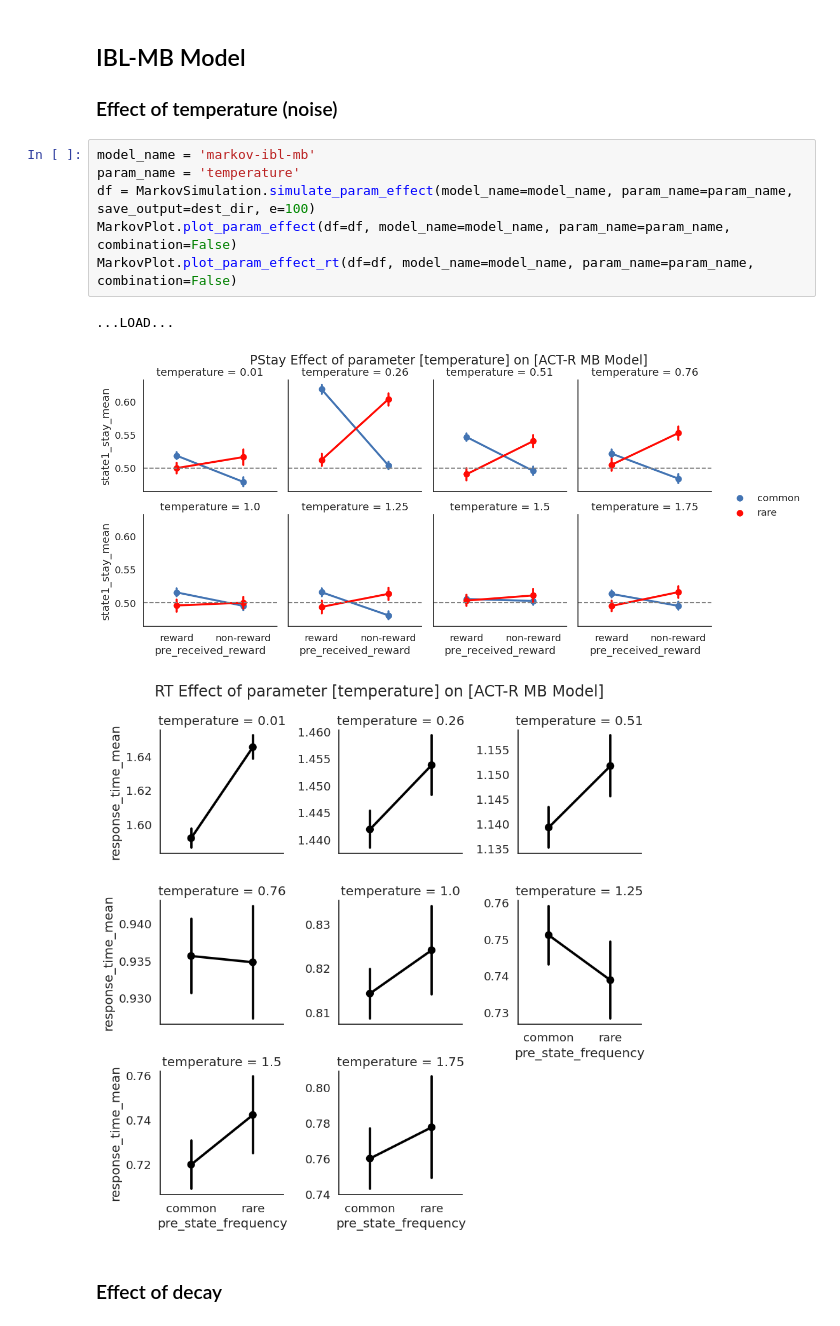
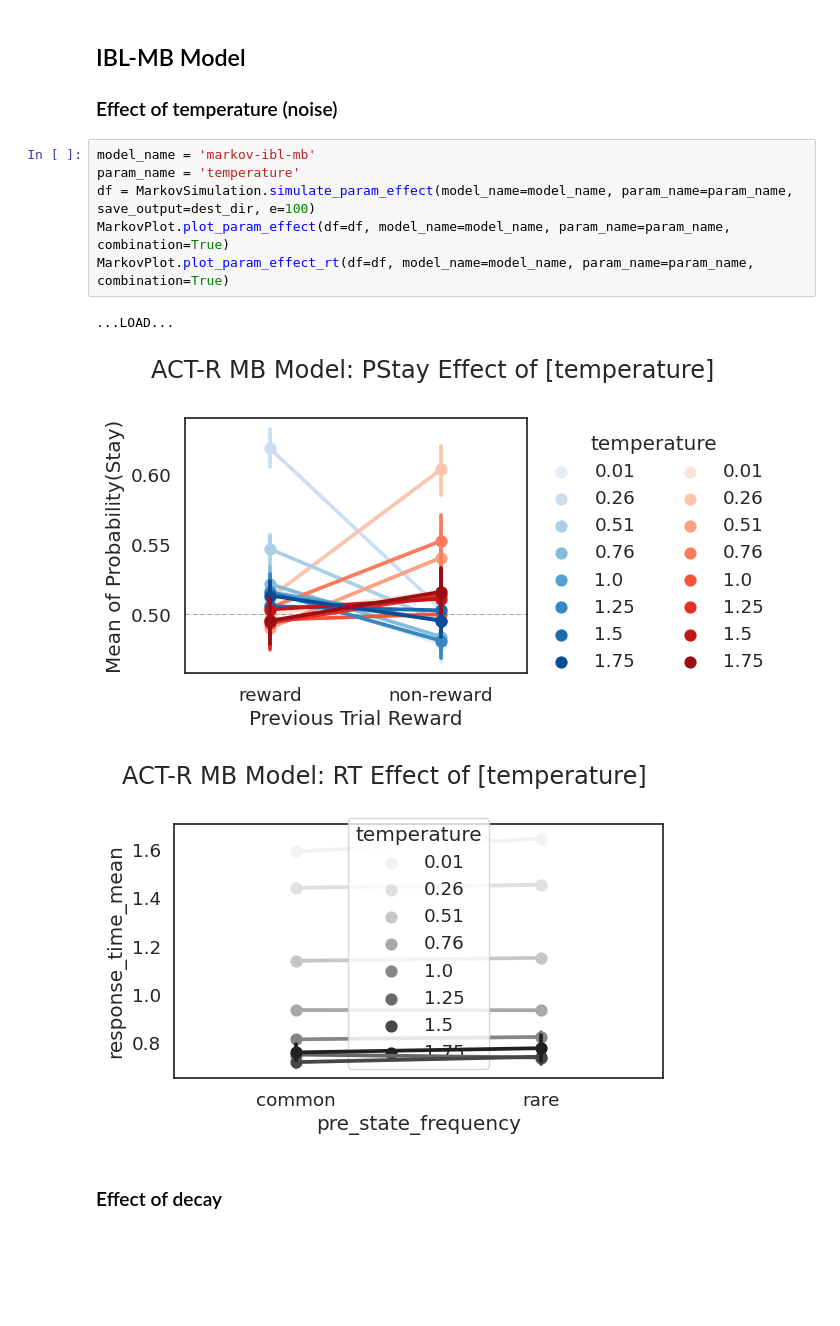
Before and after one commit to yangyuxue2333/ACTR-MarkovTask, a Jupyter notebook: analysis/test_pyactup_effect.ipynb, the cells around one changed output. Cells and saved outputs as stored; diff of their text form; blank space fills up the shorter version.

Commit message:
minor plot updates

```diff
--- a/analysis/test_pyactup_effect.ipynb
+++ b/analysis/test_pyactup_effect.ipynb
@@ -37,13 +37,13 @@ Could not start ACT-R connection.
 # %%
 model_name = 'markov-ibl-mb'
 param_name = 'temperature'
 df = MarkovSimulation.simulate_param_effect(model_name=model_name, param_name=param_name, save_output=dest_dir, e=100)
-MarkovPlot.plot_param_effect(df=df, model_name=model_name, param_name=param_name, combination=False)
-MarkovPlot.plot_param_effect_rt(df=df, model_name=model_name, param_name=param_name, combination=False)
+MarkovPlot.plot_param_effect(df=df, model_name=model_name, param_name=param_name, combination=True)
+MarkovPlot.plot_param_effect_rt(df=df, model_name=model_name, param_name=param_name, combination=True)
 # %% [output]
 ...LOAD...
-[figure, old version]
+[figure, new version]
-[figure, old version]
+[figure, new version]
 # %% [markdown]
 ### Effect of decay
 # %%
```
Also changed, not shown: parts of 18 cells of this notebook, 3 other files.
